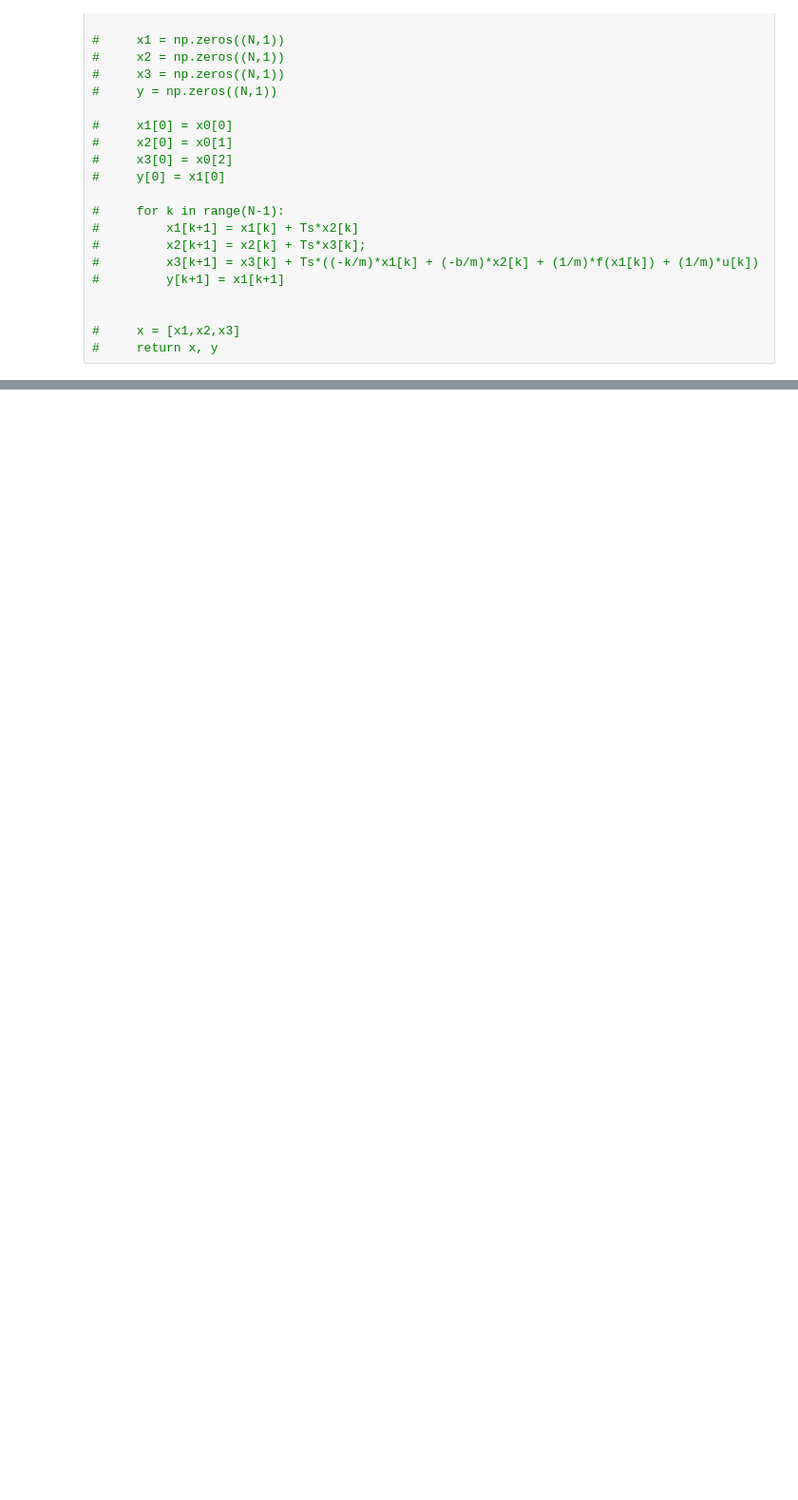
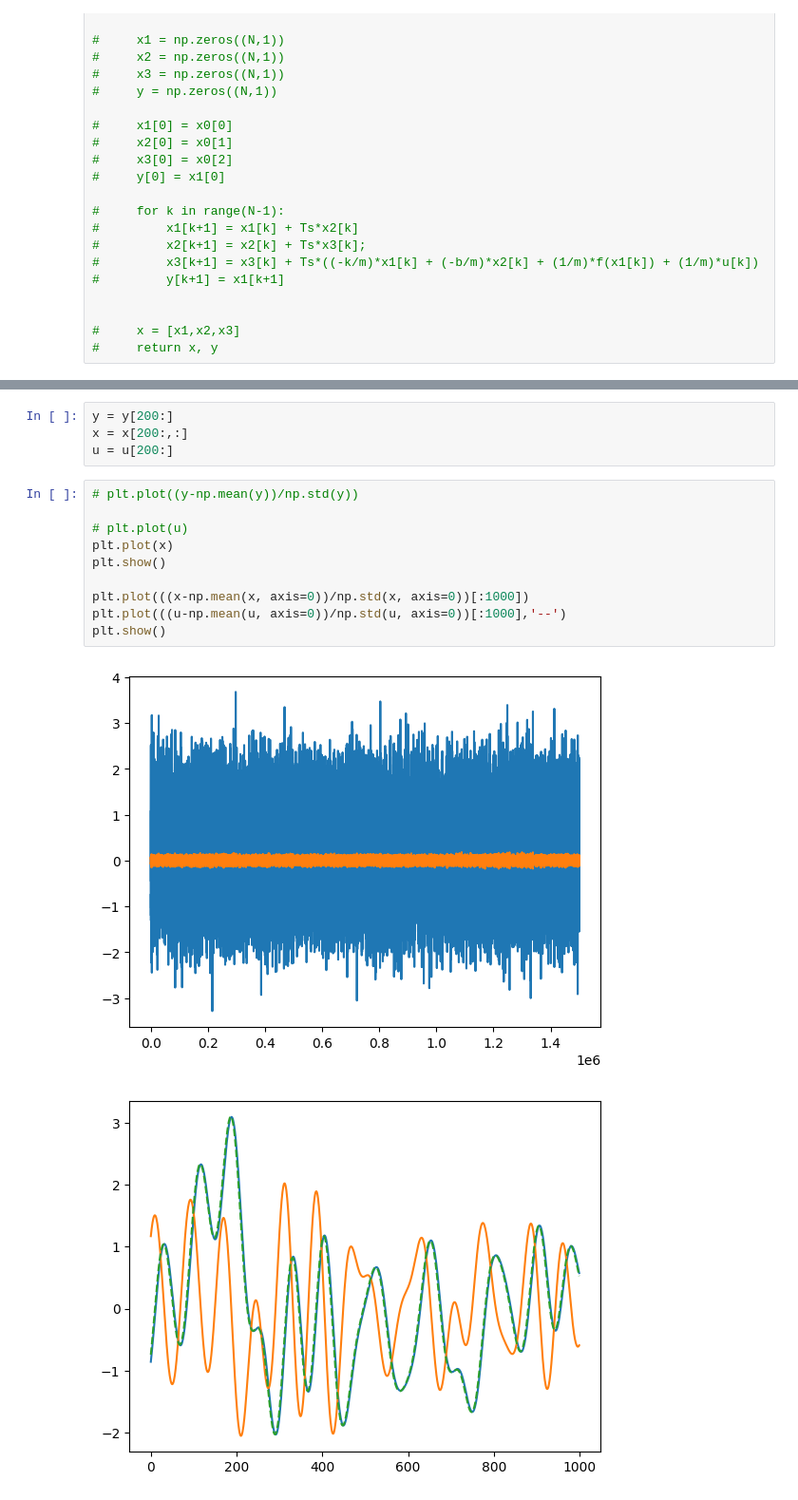
Before and after one commit to JPMellink97/mscth, a Jupyter notebook: data_gen.ipynb, the cells around one changed output, grey strips where cells are left out. Shown at 95% size. Cells and saved outputs as stored; diff of their text form; blank space fills up the shorter version.

```diff
--- a/data_gen.ipynb
+++ b/data_gen.ipynb
@@ -164,3 +164,20 @@ plt.show()
+# %%
+y = y[200:]
+x = x[200:,:]
+u = u[200:]
+# %%
+# plt.plot((y-np.mean(y))/np.std(y))
+
+# plt.plot(u)
+plt.plot(x)
+plt.show()
+
+plt.plot(((x-np.mean(x, axis=0))/np.std(x, axis=0))[:1000])
+plt.plot(((u-np.mean(u, axis=0))/np.std(u, axis=0))[:1000],'--')
+plt.show()
+# %% [output]
+[figure, added]
+[figure, added]
 # %%
 fig, axs = plt.subplots(2)
 axs[0].plot(u[:1000])
```
Also changed, not shown: parts of 8 cells of this notebook, 16 other files.
